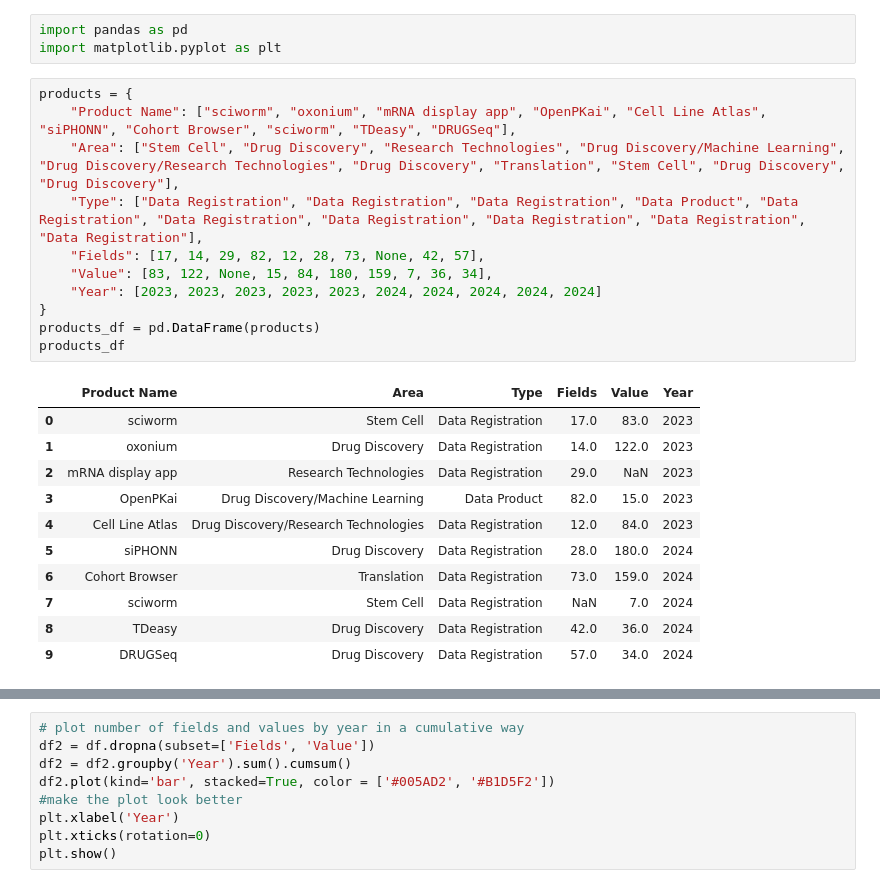
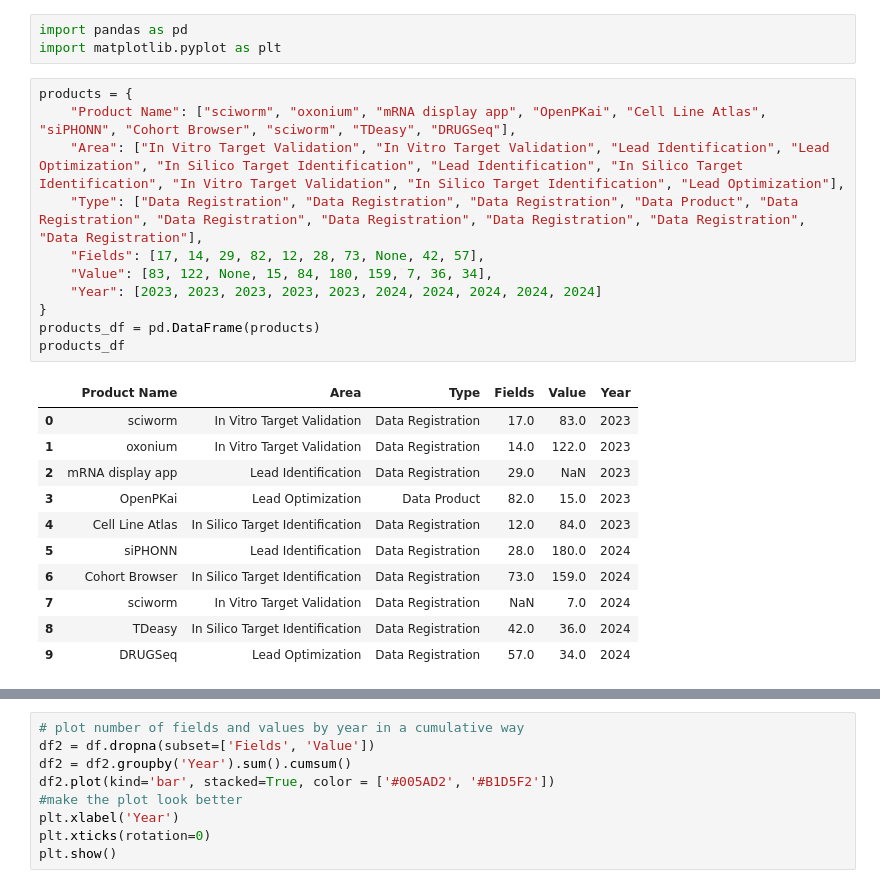
Before and after one commit to novonordisk-research/OBDM-manuscript, a Jupyter notebook: figures.ipynb, the cells around one changed output, grey strips where cells are left out. Drawn from its saved outputs; the diff is of its cells as text.

```diff
--- a/figures.ipynb
+++ b/figures.ipynb
@@ -4,26 +4,26 @@ import matplotlib.pyplot as plt
 # %%
 products = {
     "Product Name": ["sciworm", "oxonium", "mRNA display app", "OpenPKai", "Cell Line Atlas", "siPHONN", "Cohort Browser", "sciworm", "TDeasy", "DRUGSeq"],
-    "Area": ["Stem Cell", "Drug Discovery", "Research Technologies", "Drug Discovery/Machine Learning", "Drug Discovery/Research Technologies", "Drug Discovery", "Translation", "Stem Cell", "Drug Discovery", "Drug Discovery"],
+    "Area": ["In Vitro Target Validation", "In Vitro Target Validation", "Lead Identification", "Lead Optimization", "In Silico Target Identification", "Lead Identification", "In Silico Target Identification", "In Vitro Target Validation", "In Silico Target Identification", "Lead Optimization"],
     "Type": ["Data Registration", "Data Registration", "Data Registration", "Data Product", "Data Registration", "Data Registration", "Data Registration", "Data Registration", "Data Registration", "Data Registration"],
     "Fields": [17, 14, 29, 82, 12, 28, 73, None, 42, 57],
     "Value": [83, 122, None, 15, 84, 180, 159, 7, 36, 34],
     "Year": [2023, 2023, 2023, 2023, 2023, 2024, 2024, 2024, 2024, 2024]
 }
 products_df = pd.DataFrame(products)
 products_df
 # %% [output]
 |  | Product Name | Area | Type | Fields | Value | Year |
-| 0 | sciworm | Stem Cell | Data Registration | 17.0 | 83.0 | 2023 |
-| 1 | oxonium | Drug Discovery | Data Registration | 14.0 | 122.0 | 2023 |
-| 2 | mRNA display app | Research Technologies | Data Registration | 29.0 | NaN | 2023 |
-| 3 | OpenPKai | Drug Discovery/Machine Learning | Data Product | 82.0 | 15.0 | 2023 |
-| 4 | Cell Line Atlas | Drug Discovery/Research Technologies | Data Registration | 12.0 | 84.0 | 2023 |
-| 5 | siPHONN | Drug Discovery | Data Registration | 28.0 | 180.0 | 2024 |
-| 6 | Cohort Browser | Translation | Data Registration | 73.0 | 159.0 | 2024 |
-| 7 | sciworm | Stem Cell | Data Registration | NaN | 7.0 | 2024 |
-| 8 | TDeasy | Drug Discovery | Data Registration | 42.0 | 36.0 | 2024 |
-| 9 | DRUGSeq | Drug Discovery | Data Registration | 57.0 | 34.0 | 2024 |
+| 0 | sciworm | In Vitro Target Validation | Data Registration | 17.0 | 83.0 | 2023 |
+| 1 | oxonium | In Vitro Target Validation | Data Registration | 14.0 | 122.0 | 2023 |
+| 2 | mRNA display app | Lead Identification | Data Registration | 29.0 | NaN | 2023 |
+| 3 | OpenPKai | Lead Optimization | Data Product | 82.0 | 15.0 | 2023 |
+| 4 | Cell Line Atlas | In Silico Target Identification | Data Registration | 12.0 | 84.0 | 2023 |
+| 5 | siPHONN | Lead Identification | Data Registration | 28.0 | 180.0 | 2024 |
+| 6 | Cohort Browser | In Silico Target Identification | Data Registration | 73.0 | 159.0 | 2024 |
+| 7 | sciworm | In Vitro Target Validation | Data Registration | NaN | 7.0 | 2024 |
+| 8 | TDeasy | In Silico Target Identification | Data Registration | 42.0 | 36.0 | 2024 |
+| 9 | DRUGSeq | Lead Optimization | Data Registration | 57.0 | 34.0 | 2024 |
 # %%
 # Pie chart of area distribution
 
```
Also changed, not shown: parts of 1 cell of this notebook.
